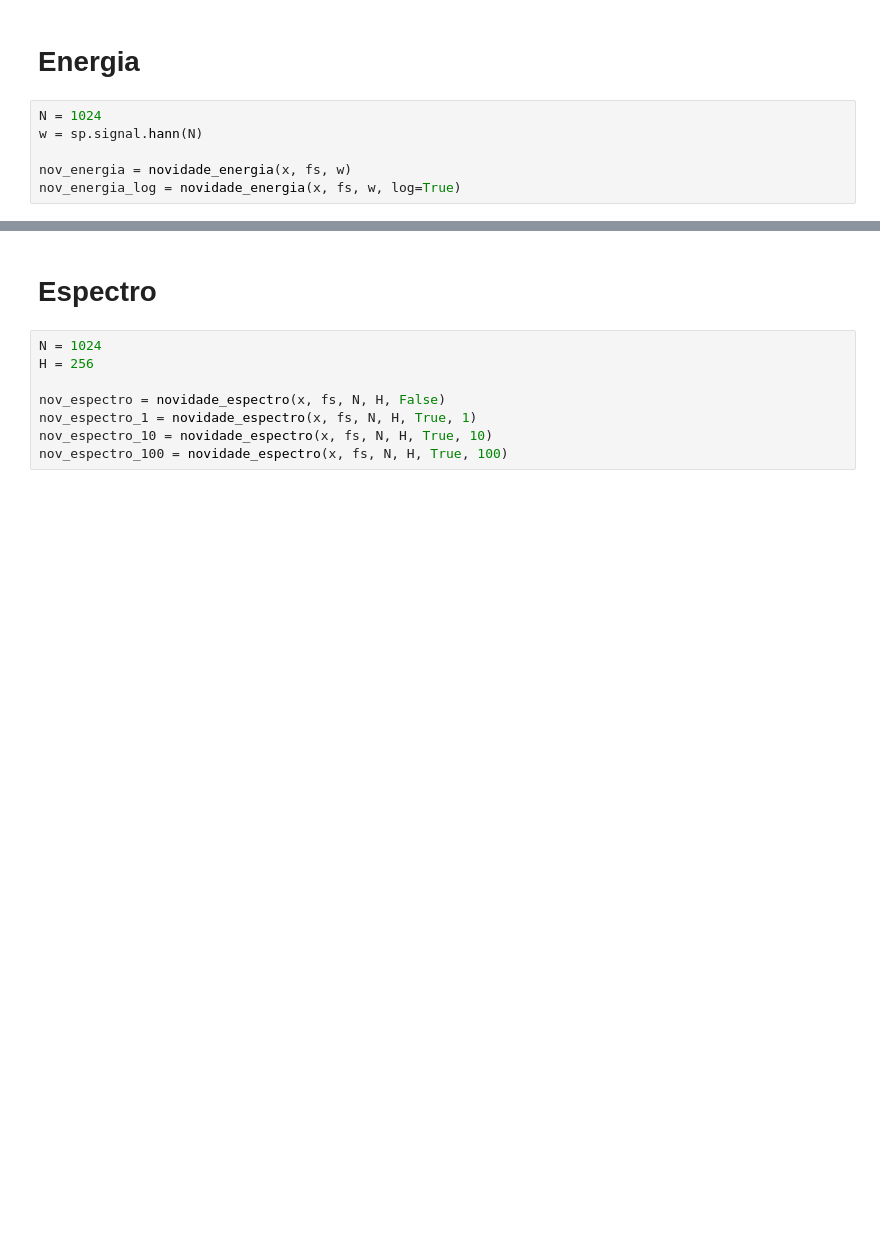
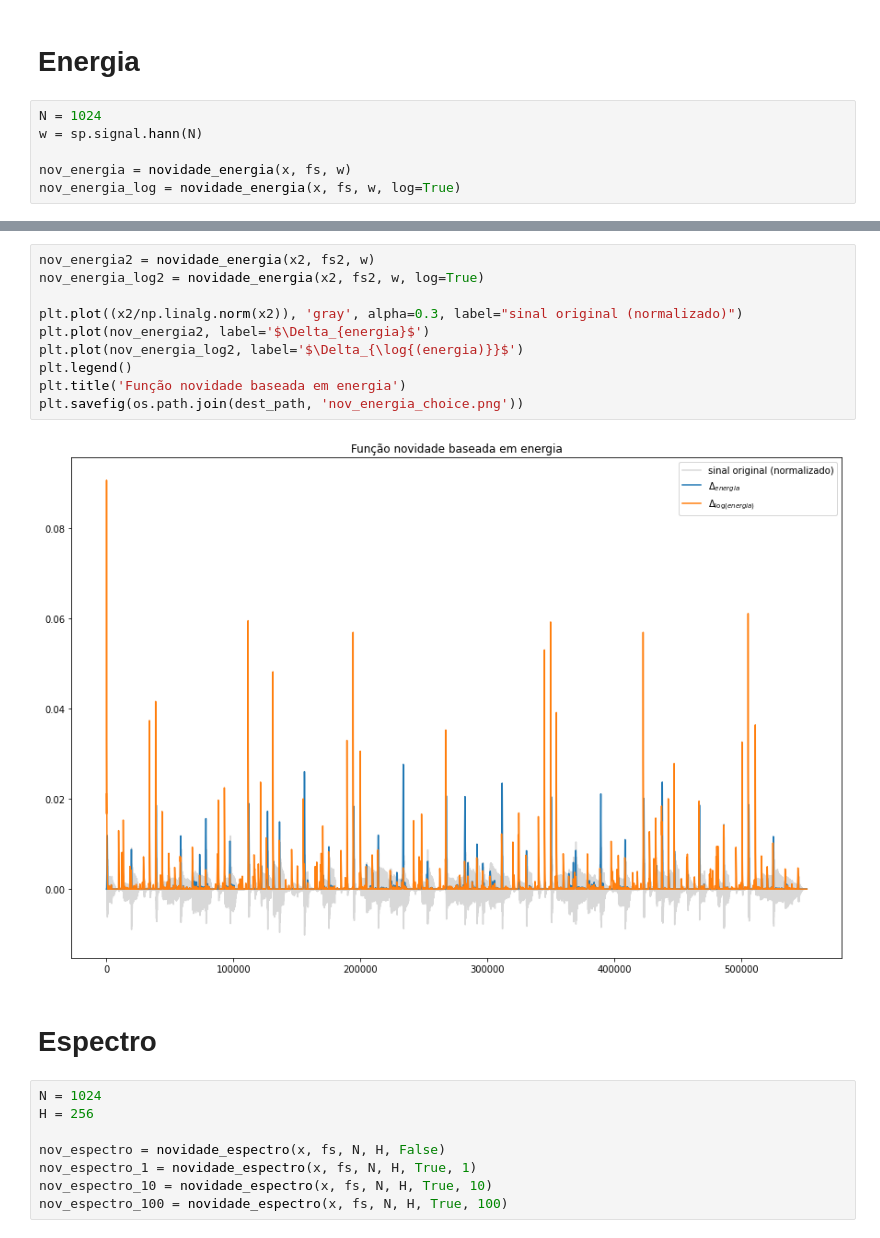
Before and after one commit to giovana-morais/blog_code, a Jupyter notebook: onset_detection/funcoes_novidade.ipynb, the cells around one changed output, grey strips where cells are left out. Drawn from its saved outputs; the diff is of its cells as text; blank space fills up the shorter version.

```diff
--- a/onset_detection/funcoes_novidade.ipynb
+++ b/onset_detection/funcoes_novidade.ipynb
@@ -110,3 +124,15 @@ Text(0.5, 1.0, 'Função novidade baseada em energia')
+# %%
+nov_energia2 = novidade_energia(x2, fs2, w)
+nov_energia_log2 = novidade_energia(x2, fs2, w, log=True)
+
+plt.plot((x2/np.linalg.norm(x2)), 'gray', alpha=0.3, label="sinal original (normalizado)")
+plt.plot(nov_energia2, label='$\Delta_{energia}$')
+plt.plot(nov_energia_log2, label='$\Delta_{\log{(energia)}}$')
+plt.legend()
+plt.title('Função novidade baseada em energia')
+plt.savefig(os.path.join(dest_path, 'nov_energia_choice.png'))
+# %% [output]
+[figure, added]
 # %% [markdown]
 # Espectro
 # %%
```
Also changed, not shown: parts of 5 cells of this notebook, 1 other file.
